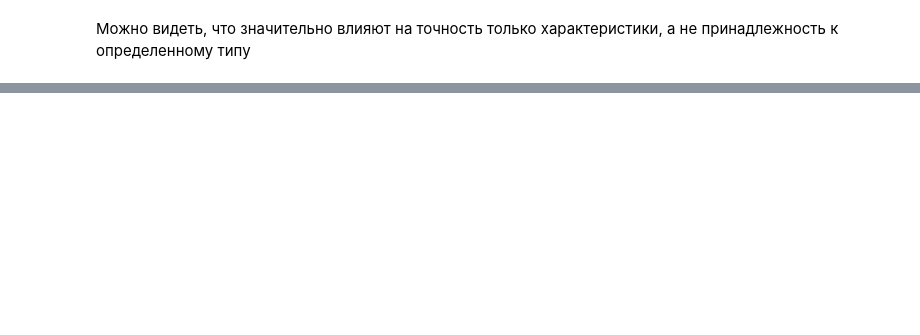
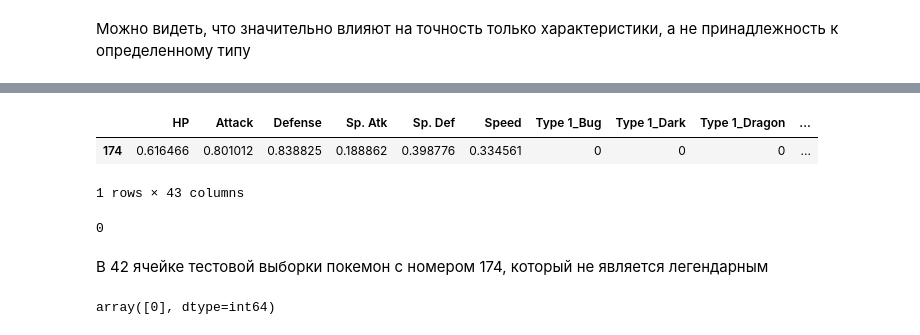
Before and after one commit to Folifolo/ml, a Jupyter notebook: lab1.ipynb, the cells around one changed output, grey strips where cells are left out. Saved outputs shown, nothing was run; the diff lists cells and outputs as text; code cells hidden in the pictures; blank space fills up the shorter version.

```diff
--- a/lab1.ipynb
+++ b/lab1.ipynb
@@ -510,0 +527,16 @@ plt.xlim([-1, d_first])
+# %%
+X_test.iloc[[42]]
+# %% [output]
+|  | HP | Attack | Defense | Sp. Atk | Sp. Def | Speed | Type 1_Bug | Type 1_Dark | Type 1_Dragon | ... |
+| 174 | 0.616466 | 0.801012 | 0.838825 | 0.188862 | 0.398776 | 0.334561 | 0 | 0 | 0 | ... |
+1 rows × 43 columns
+# %%
+data.loc[174, "Legendary"]
+# %% [output]
+0
+# %% [markdown]
+В 42 ячейке тестовой выборки покемон с номером 174, который не является легендарным
+# %%
+mlp_model.predict(X_test.iloc[[42]])
+# %% [output]
+array([0], dtype=int64)
```
Also changed, not shown: parts of 30 cells of this notebook.
